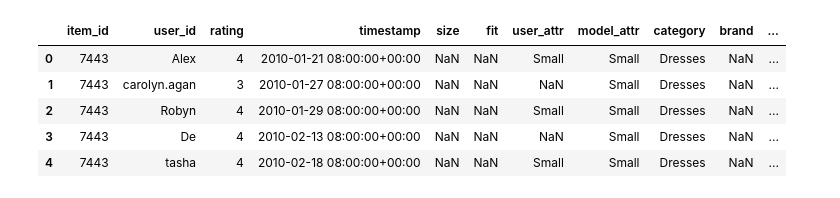
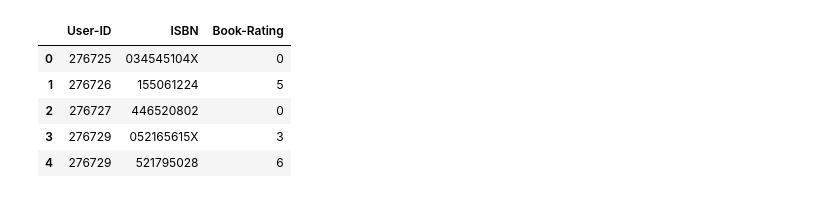
Before and after one commit to salma71/MSDS_SU2020, a Jupyter notebook: Recommender_system612/week_1/Basic_recommender_1.ipynb, the cells around one changed output. Saved outputs shown, nothing was run; the diff lists cells and outputs as text; code cells hidden in the pictures.

Commit message:
get book matrix

```diff
--- a/Recommender_system612/week_1/Basic_recommender_1.ipynb
+++ b/Recommender_system612/week_1/Basic_recommender_1.ipynb
@@ -2,13 +2,13 @@
 import pandas as pd
 import numpy as np
 # %%
-url = 'https://raw.githubusercontent.com/MengtingWan/marketBias/master/data/df_modcloth.csv'
-dataset = pd.read_csv(url)
-display(dataset.head())
+url = 'https://raw.githubusercontent.com/salma71/MSDS_SU2020/master/Recommender_system612/week_1/BX-Book-Ratings.csv'
+df = pd.read_csv(url)
+display(df.head())
 # %% [output]
-|  | item_id | user_id | rating | timestamp | size | fit | user_attr | model_attr | category | brand | ... |
-| 0 | 7443 | Alex | 4 | 2010-01-21 08:00:00+00:00 | NaN | NaN | Small | Small | Dresses | NaN | ... |
-| 1 | 7443 | carolyn.agan | 3 | 2010-01-27 08:00:00+00:00 | NaN | NaN | NaN | Small | Dresses | NaN | ... |
-| 2 | 7443 | Robyn | 4 | 2010-01-29 08:00:00+00:00 | NaN | NaN | Small | Small | Dresses | NaN | ... |
-| 3 | 7443 | De | 4 | 2010-02-13 08:00:00+00:00 | NaN | NaN | NaN | Small | Dresses | NaN | ... |
-| 4 | 7443 | tasha | 4 | 2010-02-18 08:00:00+00:00 | NaN | NaN | Small | Small | Dresses | NaN | ... |
+|  | User-ID | ISBN | Book-Rating |
+| 0 | 276725 | 034545104X | 0 |
+| 1 | 276726 | 155061224 | 5 |
+| 2 | 276727 | 446520802 | 0 |
+| 3 | 276729 | 052165615X | 3 |
+| 4 | 276729 | 521795028 | 6 |
```
Also changed, not shown: parts of 8 cells of this notebook.
